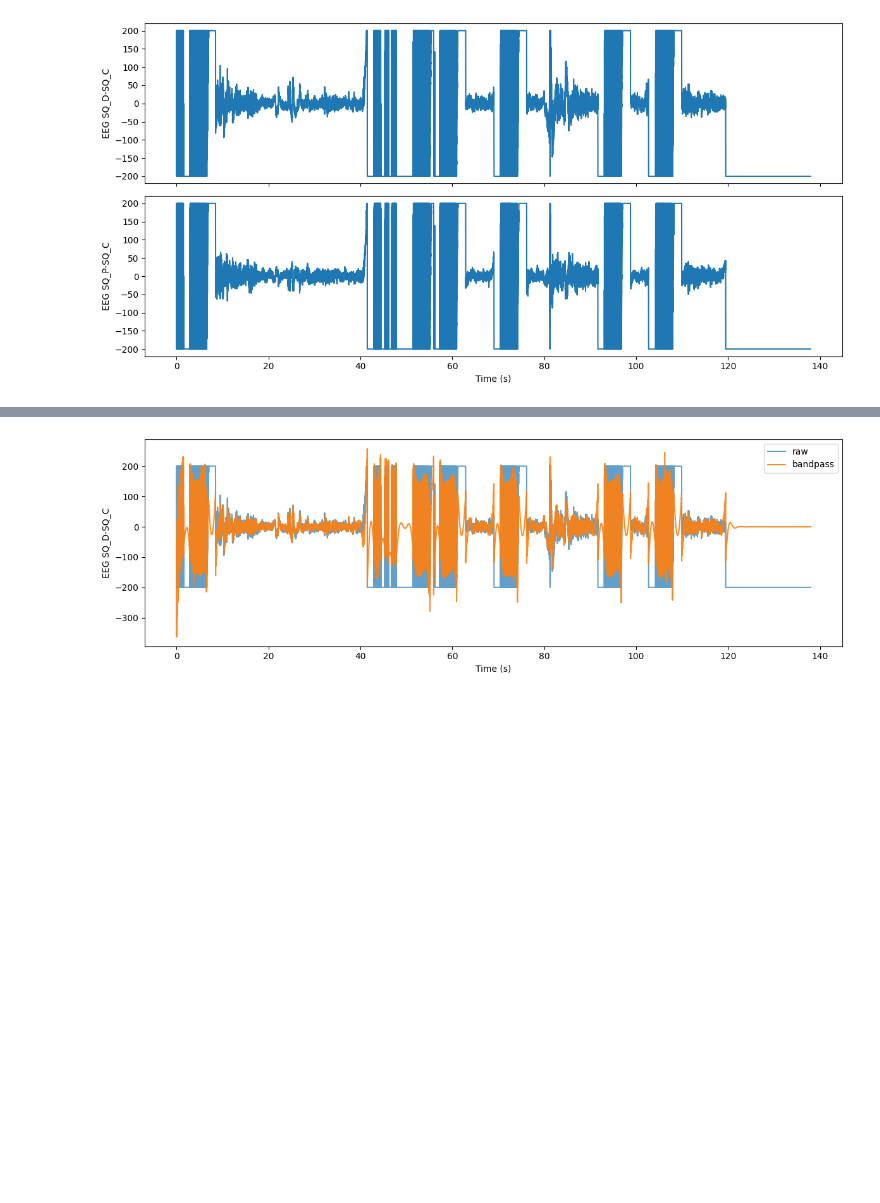
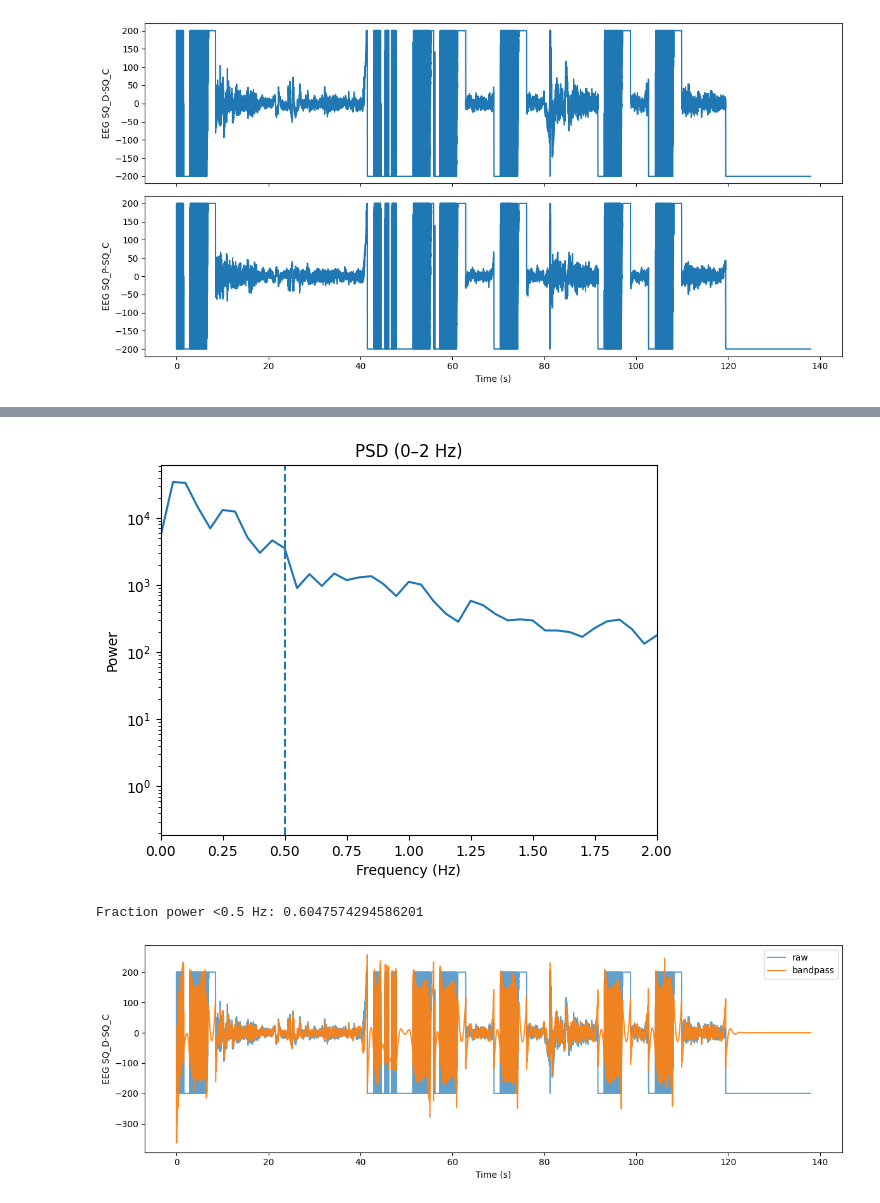
Before and after one commit to tomas0899/FoundationModel_EEG_Dissertation, a Jupyter notebook: EEG_data_vis/code/preProcessPipeline_test.ipynb, the cells around one changed output, grey strips where cells are left out. Cells and saved outputs as stored; diff of their text form; code cells hidden in the pictures; blank space fills up the shorter version.

```diff
--- a/EEG_data_vis/code/preProcessPipeline_test.ipynb
+++ b/EEG_data_vis/code/preProcessPipeline_test.ipynb
@@ -414,3 +539,30 @@ plt.show()
+# %%
+from scipy.signal import welch
+import matplotlib.pyplot as plt
+import numpy as np
+
+fs = fs  # tu fs (≈207)
+x = EEG_TimeIndexed["EEG SQ_D-SQ_C"].values
+
+f, P = welch(x, fs=fs, nperseg=int(fs*20))  # ventana larga para baja frecuencia
+
+plt.figure()
+plt.semilogy(f, P)
+plt.xlim(0, 2)
+plt.axvline(0.5, linestyle="--")
+plt.xlabel("Frequency (Hz)")
+plt.ylabel("Power")
+plt.title("PSD (0–2 Hz)")
+plt.show()
+
+# % de potencia debajo de 0.5 Hz
+mask_low = f < 0.5
+low_power = np.trapz(P[mask_low], f[mask_low])
+total_power = np.trapz(P[(f>0) & (f<40)], f[(f>0) & (f<40)])
+print("Fraction power <0.5 Hz:", low_power/total_power)
+# %% [output]
+[figure, added]
+Fraction power <0.5 Hz: 0.6047574294586201
 # %%
 # now the same but without band pass
 # %%
```
Also changed, not shown: parts of 31 cells of this notebook.
